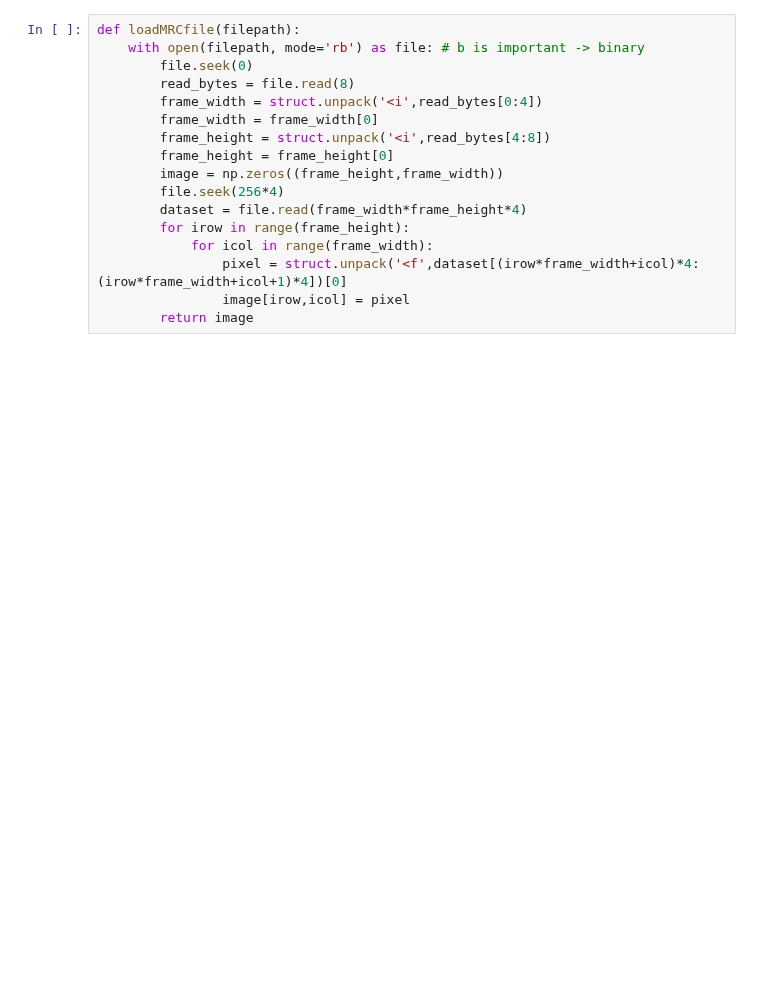
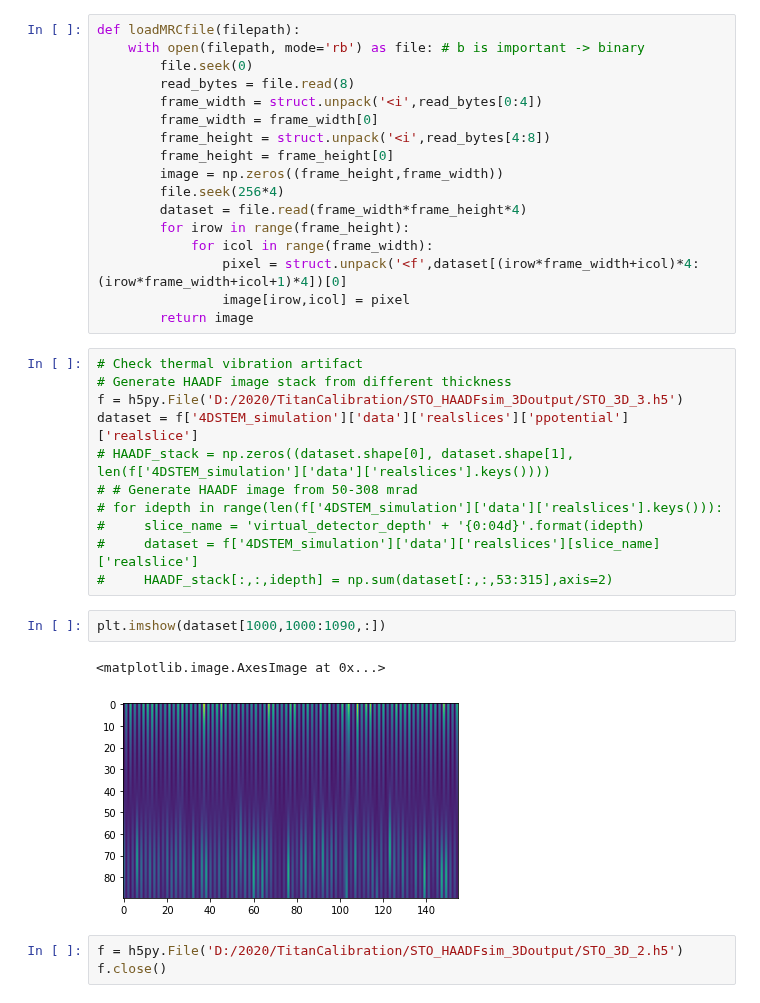
Before and after one commit to CY-Zhang/PyProcessingCodes, a Jupyter notebook: Calibrations/SourceSizeCalibration.ipynb, the cells around one changed output. Drawn from its saved outputs; the diff is of its cells as text; blank space fills up the shorter version.

```diff
--- a/Calibrations/SourceSizeCalibration.ipynb
+++ b/Calibrations/SourceSizeCalibration.ipynb
@@ -372,3 +372,22 @@ def loadMRCfile(filepath):
                 pixel = struct.unpack('<f',dataset[(irow*frame_width+icol)*4:(irow*frame_width+icol+1)*4])[0]
                 image[irow,icol] = pixel
         return image
+# %%
+# Check thermal vibration artifact
+# Generate HAADF image stack from different thickness
+f = h5py.File('D:/2020/TitanCalibration/STO_HAADFsim_3Doutput/STO_3D_3.h5')
+dataset = f['4DSTEM_simulation']['data']['realslices']['ppotential']['realslice']
+# HAADF_stack = np.zeros((dataset.shape[0], dataset.shape[1], len(f['4DSTEM_simulation']['data']['realslices'].keys())))
+# # Generate HAADF image from 50-308 mrad
+# for idepth in range(len(f['4DSTEM_simulation']['data']['realslices'].keys())):
+#     slice_name = 'virtual_detector_depth' + '{0:04d}'.format(idepth)
+#     dataset = f['4DSTEM_simulation']['data']['realslices'][slice_name]['realslice']
+#     HAADF_stack[:,:,idepth] = np.sum(dataset[:,:,53:315],axis=2)
+# %%
+plt.imshow(dataset[1000,1000:1090,:])
+# %% [output]
+<matplotlib.image.AxesImage at 0x...>
+[figure, added]
+# %%
+f = h5py.File('D:/2020/TitanCalibration/STO_HAADFsim_3Doutput/STO_3D_2.h5')
+f.close()
```
